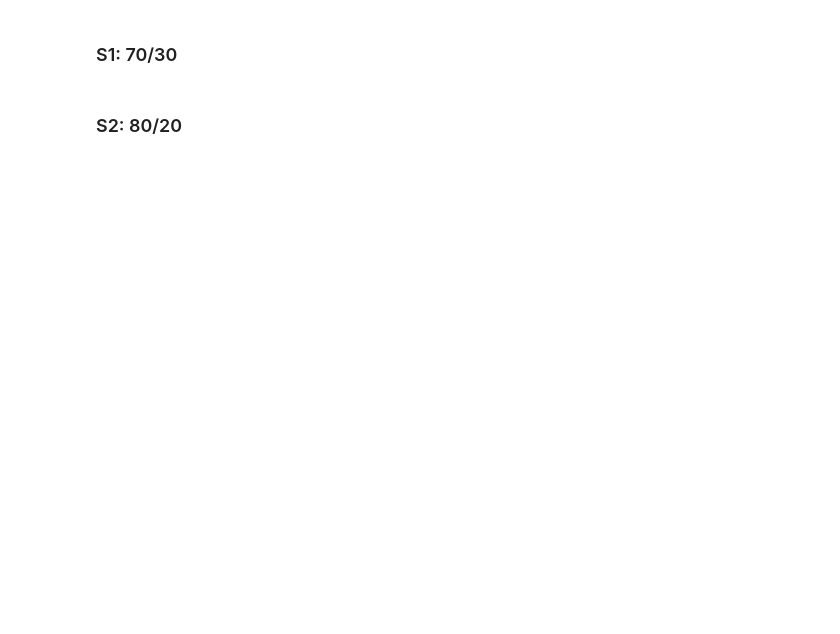
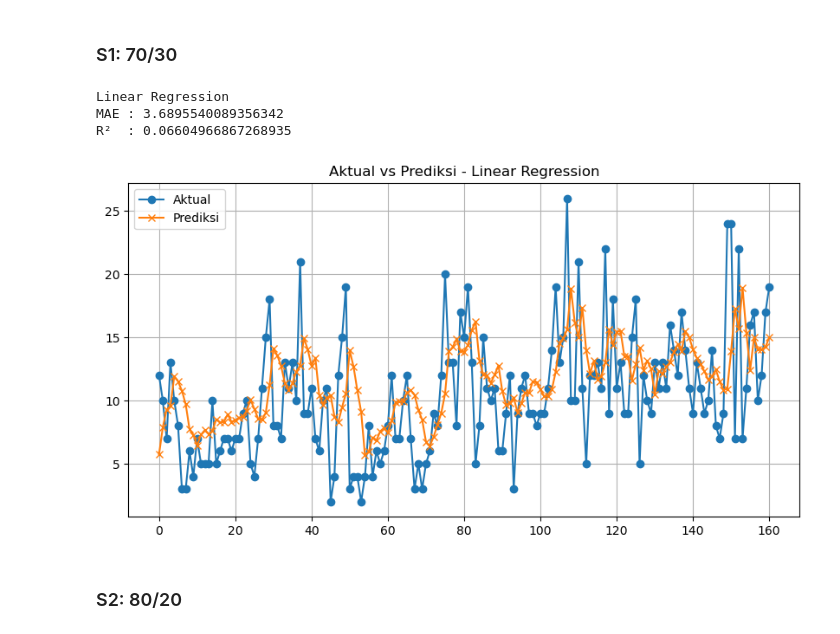
Before and after one commit to Ariwjy/Tugas-Machine-Learning, a Jupyter notebook: Regresi A5.ipynb, the cells around one changed output. Drawn from its saved outputs; the diff is of its cells as text; code cells hidden in the pictures; blank space fills up the shorter version.

Commit message:
model testing

```diff
--- a/Regresi A5.ipynb
+++ b/Regresi A5.ipynb
@@ -108,4 +104,24 @@ R² Score: -0.07867660647412511
 # %% [markdown]
 ### S1: 70/30
+# %%
+model = LinearRegression()
+model.fit(X_train_07, y_train_07)
+y_pred_07 = model.predict(X_test_07)
+
+# --- Evaluasi ---
+mae = mean_absolute_error(y_test_07, y_pred_07)
+r2 = r2_score(y_test_07, y_pred_07)
+
+print("Linear Regression")
+print("MAE :", mae)
+print("R²  :", r2)
+
+# --- Plot ---
+plot(y_test_07, y_pred_07)
+# %% [output]
+Linear Regression
+MAE : 3.6895540089356342
+R²  : 0.06604966867268935
+[figure, added]
 # %% [markdown]
 ### S2: 80/20
```
Also changed, not shown: parts of 8 cells of this notebook.
